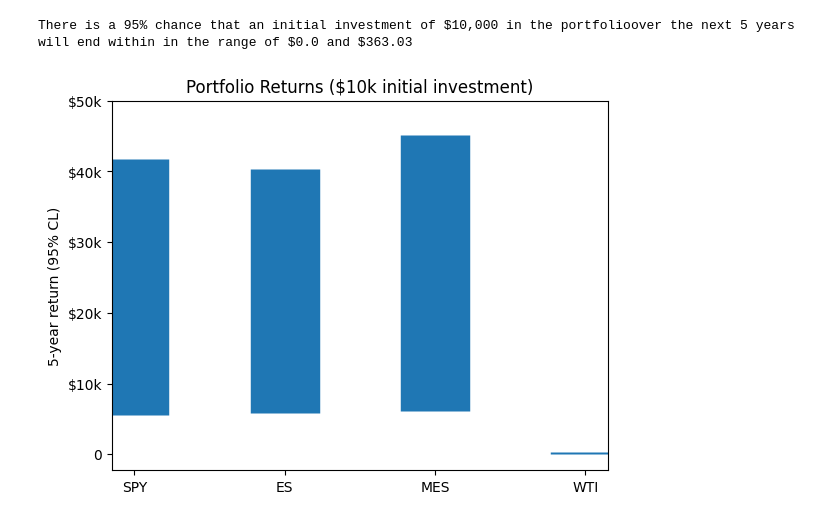
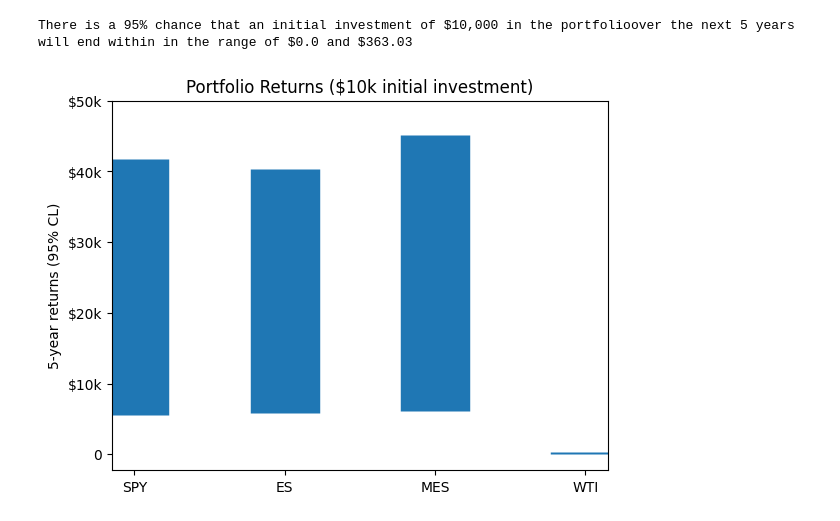
Before and after one commit to tingjun-yang/SP-Arbitrage, a Jupyter notebook: MCSimulation.ipynb, the cells around one changed output. Drawn from its saved outputs; the diff is of its cells as text; code cells hidden in the pictures.

Commit message:
Update MC plot.

```diff
--- a/MCSimulation.ipynb
+++ b/MCSimulation.ipynb
@@ -512,16 +512,16 @@ There is a 95% chance that an initial investment of $10,000 in the portfolioover
 # %%
 import matplotlib.pyplot as plt
 fig, ax = plt.subplots()
 ax.vlines(x = 1, ymin = ci_lower_SPY, ymax = ci_upper_SPY, linewidth=50)
 ax.vlines(x = 2, ymin = ci_lower_ES,  ymax = ci_upper_ES,  linewidth=50)
 ax.vlines(x = 3, ymin = ci_lower_MES, ymax = ci_upper_MES, linewidth=50)
 ax.vlines(x = 4, ymin = ci_lower_WTI, ymax = ci_upper_WTI, linewidth=50)
 ax.set_xticks([1,2,3,4])
 ax.set_xticklabels(['SPY','ES', 'MES','WTI'])
 ax.set_yticks([0,10000,20000,30000,40000,50000])
 ax.set_yticklabels(['0', '$10k', '$20k', '$30k', '$40k', '$50k'])
 plt.title('Portfolio Returns ($10k initial investment)')
-plt.ylabel('5-year return (95% CL)')
+plt.ylabel('5-year returns (95% CL)')
 plt.savefig('images/returns.png', bbox_inches='tight')
 # %% [output]
-[figure, old version]
+[figure, new version]
```
Also changed, not shown: 1 other file.
